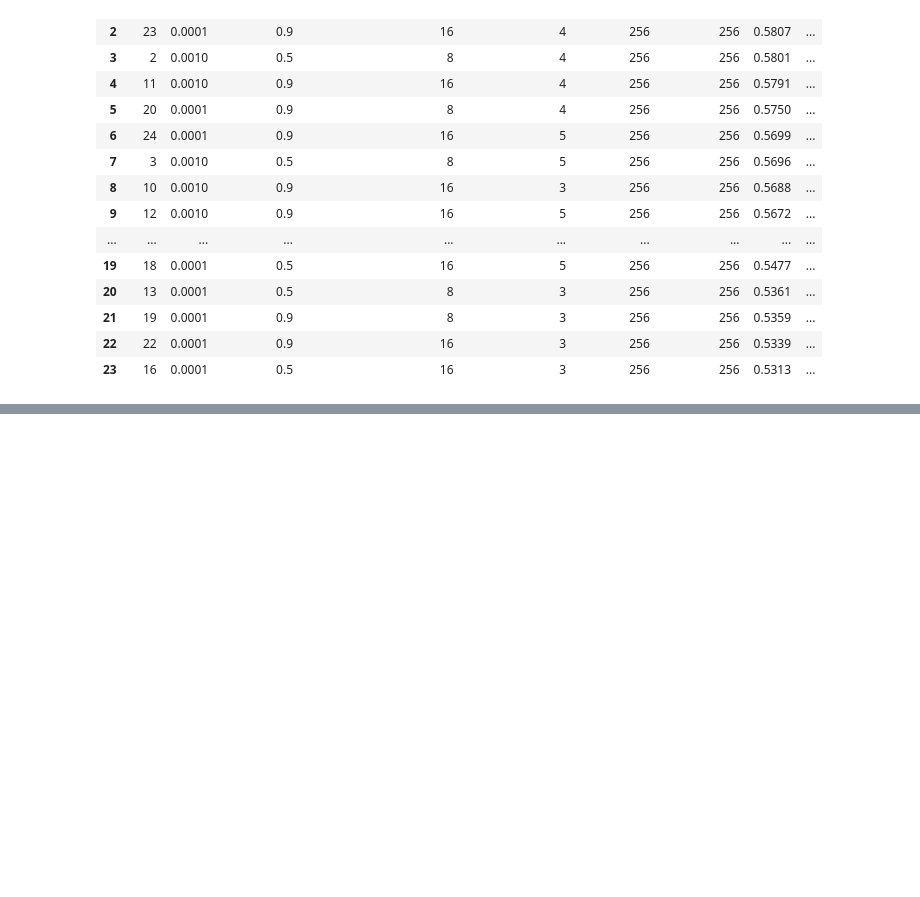
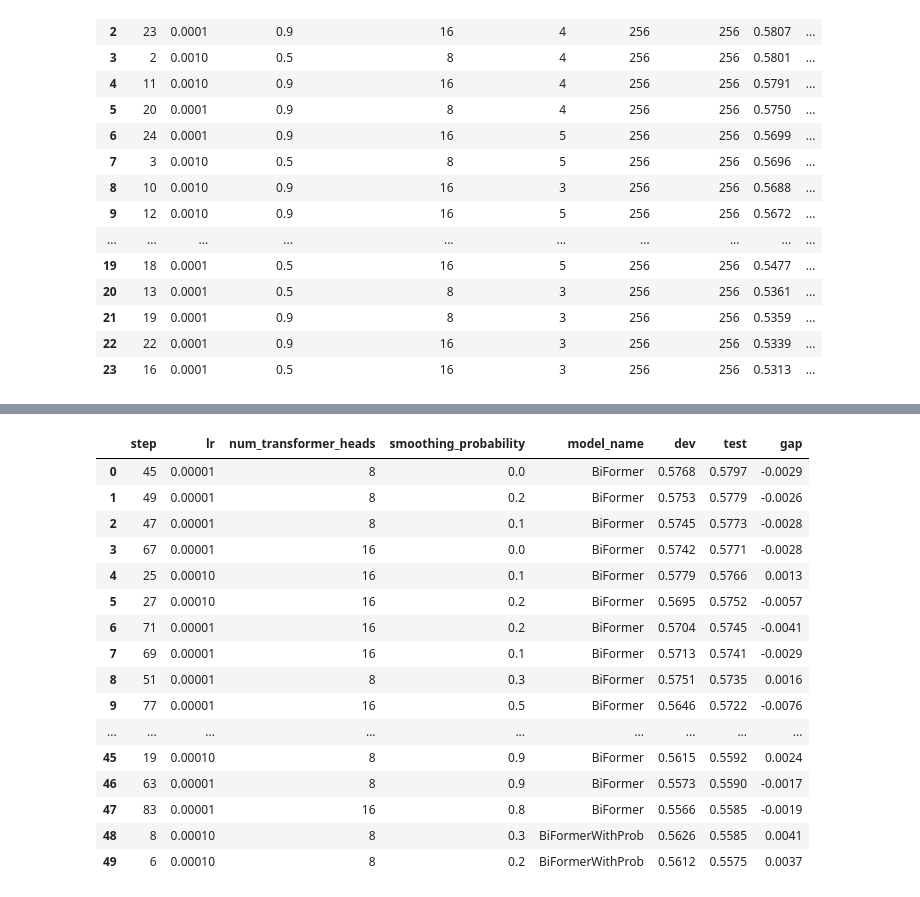
Before and after one commit to LEYA-HSE/BiBiER, a Jupyter notebook: analysis.ipynb, the cells around one changed output, grey strips where cells are left out. Cells and saved outputs as stored; diff of their text form; code cells hidden in the pictures; blank space fills up the shorter version.

Commit message:
label smoothing added

```diff
--- a/analysis.ipynb
+++ b/analysis.ipynb
@@ -516,0 +569,26 @@ display(df.head(25))
+# %%
+df = parse_smart_log("C:/Users/Alexandr/Desktop/sampling/smoothing.txt",50)
+
+from IPython.display import display
+pd.set_option("display.max_columns", None)
+pd.set_option("display.width", 160)
+
+display(df.head(50))
+# %% [output]
+|  | step | lr | num_transformer_heads | smoothing_probability | model_name | dev | test | gap |
+| 0 | 45 | 0.00001 | 8 | 0.0 | BiFormer | 0.5768 | 0.5797 | -0.0029 |
+| 1 | 49 | 0.00001 | 8 | 0.2 | BiFormer | 0.5753 | 0.5779 | -0.0026 |
+| 2 | 47 | 0.00001 | 8 | 0.1 | BiFormer | 0.5745 | 0.5773 | -0.0028 |
+| 3 | 67 | 0.00001 | 16 | 0.0 | BiFormer | 0.5742 | 0.5771 | -0.0028 |
+| 4 | 25 | 0.00010 | 16 | 0.1 | BiFormer | 0.5779 | 0.5766 | 0.0013 |
+| 5 | 27 | 0.00010 | 16 | 0.2 | BiFormer | 0.5695 | 0.5752 | -0.0057 |
+| 6 | 71 | 0.00001 | 16 | 0.2 | BiFormer | 0.5704 | 0.5745 | -0.0041 |
+| 7 | 69 | 0.00001 | 16 | 0.1 | BiFormer | 0.5713 | 0.5741 | -0.0029 |
+| 8 | 51 | 0.00001 | 8 | 0.3 | BiFormer | 0.5751 | 0.5735 | 0.0016 |
+| 9 | 77 | 0.00001 | 16 | 0.5 | BiFormer | 0.5646 | 0.5722 | -0.0076 |
+| ... | ... | ... | ... | ... | ... | ... | ... | ... |
+| 45 | 19 | 0.00010 | 8 | 0.9 | BiFormer | 0.5615 | 0.5592 | 0.0024 |
+| 46 | 63 | 0.00001 | 8 | 0.9 | BiFormer | 0.5573 | 0.5590 | -0.0017 |
+| 47 | 83 | 0.00001 | 16 | 0.8 | BiFormer | 0.5566 | 0.5585 | -0.0019 |
+| 48 | 8 | 0.00010 | 8 | 0.3 | BiFormerWithProb | 0.5626 | 0.5585 | 0.0041 |
+| 49 | 6 | 0.00010 | 8 | 0.2 | BiFormerWithProb | 0.5612 | 0.5575 | 0.0037 |
```
Also changed, not shown: parts of 9 cells of this notebook, 10 other files.
